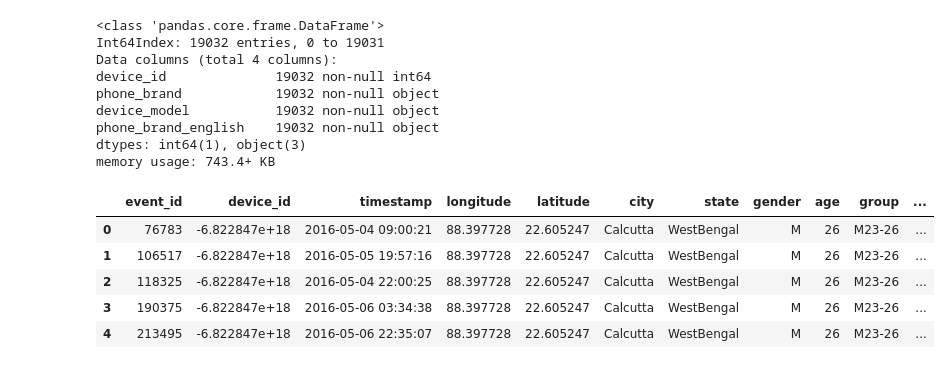
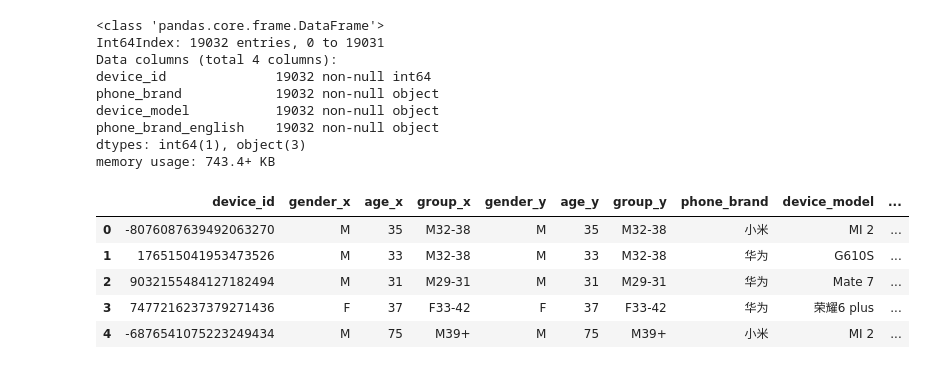
Before and after one commit to amitdhanuka/Insaid_Telecom, a Jupyter notebook: INSAID_Telecom.ipynb, the cells around one changed output. Saved outputs shown, nothing was run; the diff lists cells and outputs as text; code cells hidden in the pictures.

```diff
--- a/INSAID_Telecom.ipynb
+++ b/INSAID_Telecom.ipynb
@@ -30,24 +30,31 @@ import pandas as pd
+# %%
+def get_data(query):
+    df = pd.DataFrame()
+    try:
+        db_connection = connect_db()
+
+        if db_connection.is_connected():
+            df = execute_query(query, db_connection)
+
+    except Error as e:
+        print("Error while connecting to MySQL", e)
+        print("Error code:", e.errno)
+        print("Error message:", e.msg)
+    finally:
+        if (db_connection.is_connected()):
+            db_connection.close()
+            print("MySQL connection is closed")
+
+    return df
 # %%
-import mysql.connector
-
-# Connect to server
-mysql_conn = mysql.connector.connect(
-    host='cpanel.insaid.co',
-    database='Capstone1',
-    user='student',
-    password='student')
-
 # Fetch events data result
 sql = "SELECT * FROM events_data where state in ('WestBengal', 'Karnataka', 'Gujarat', 'Bihar', 'Punjab', 'Kerala')"
-events_data = pd.read_sql(sql, con=mysql_conn)
+events_data = get_data(sql)
 
 # Fetch gender result
-gender_age_train_full = pd.read_sql("SELECT * FROM gender_age_train", con=mysql_conn)
-gender_age_train = pd.read_sql("SELECT * FROM gender_age_train where device_id in (SELECT distinct device_id FROM events_data where state in ('WestBengal', 'Karnataka', 'Gujarat', 'Bihar', 'Punjab', 'Kerala'))", con=mysql_conn)
+gender_age_train_full = events_data = get_data("SELECT * FROM gender_age_train")
+gender_age_train = events_data = get_data("SELECT * FROM gender_age_train where device_id in (SELECT distinct device_id FROM events_data where state in ('WestBengal', 'Karnataka', 'Gujarat', 'Bihar', 'Punjab', 'Kerala'))")
 
 # Fetch phone brand result
-phone_brand_device_model_full = pd.read_sql("SELECT * FROM phone_brand_device_model", con=mysql_conn)
-phone_brand_device_model = pd.read_sql("SELECT * FROM phone_brand_device_model where device_id in (SELECT distinct device_id FROM events_data where state in ('WestBengal', 'Karnataka', 'Gujarat', 'Bihar', 'Punjab', 'Kerala'))", con=mysql_conn)
-
-# Close connection
-mysql_conn.close()
+phone_brand_device_model_full = get_data("SELECT * FROM phone_brand_device_model")
+phone_brand_device_model = get_data("SELECT * FROM phone_brand_device_model where device_id in (SELECT distinct device_id FROM events_data where state in ('WestBengal', 'Karnataka', 'Gujarat', 'Bihar', 'Punjab', 'Kerala'))")
@@ -244,12 +243,12 @@ phone_brand_english    19032 non-null object
 dtypes: int64(1), object(3)
 memory usage: 743.4+ KB
 # %%
-tele_data = events_data.merge(gender_age_train , on='device_id').merge(phone_brand, on='device_id')
+tele_data = events_data.merge(gender_age_train , on='device_id', how='left').merge(phone_brand, on='device_id', how='left')
 tele_data.head()
 # %% [output]
-|  | event_id | device_id | timestamp | longitude | latitude | city | state | gender | age | group | ... |
-| 0 | 76783 | -6.822847e+18 | 2016-05-04 09:00:21 | 88.397728 | 22.605247 | Calcutta | WestBengal | M | 26 | M23-26 | ... |
-| 1 | 106517 | -6.822847e+18 | 2016-05-05 19:57:16 | 88.397728 | 22.605247 | Calcutta | WestBengal | M | 26 | M23-26 | ... |
-| 2 | 118325 | -6.822847e+18 | 2016-05-04 22:00:25 | 88.397728 | 22.605247 | Calcutta | WestBengal | M | 26 | M23-26 | ... |
-| 3 | 190375 | -6.822847e+18 | 2016-05-06 03:34:38 | 88.397728 | 22.605247 | Calcutta | WestBengal | M | 26 | M23-26 | ... |
-| 4 | 213495 | -6.822847e+18 | 2016-05-06 22:35:07 | 88.397728 | 22.605247 | Calcutta | WestBengal | M | 26 | M23-26 | ... |
+|  | device_id | gender_x | age_x | group_x | gender_y | age_y | group_y | phone_brand | device_model | ... |
+| 0 | -8076087639492063270 | M | 35 | M32-38 | M | 35 | M32-38 | 小米 | MI 2 | ... |
+| 1 | 176515041953473526 | M | 33 | M32-38 | M | 33 | M32-38 | 华为 | G610S | ... |
+| 2 | 9032155484127182494 | M | 31 | M29-31 | M | 31 | M29-31 | 华为 | Mate 7 | ... |
+| 3 | 7477216237379271436 | F | 37 | F33-42 | F | 37 | F33-42 | 华为 | 荣耀6 plus | ... |
+| 4 | -6876541075223249434 | M | 75 | M39+ | M | 75 | M39+ | 小米 | MI 2 | ... |
```
Also changed, not shown: parts of 14 cells of this notebook.
